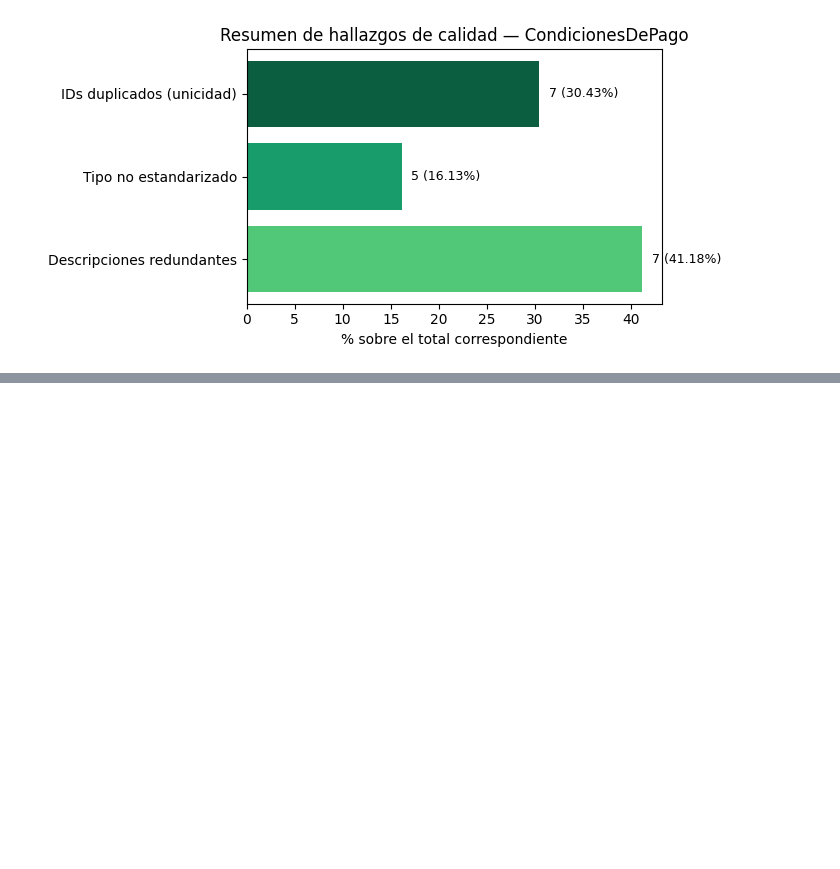
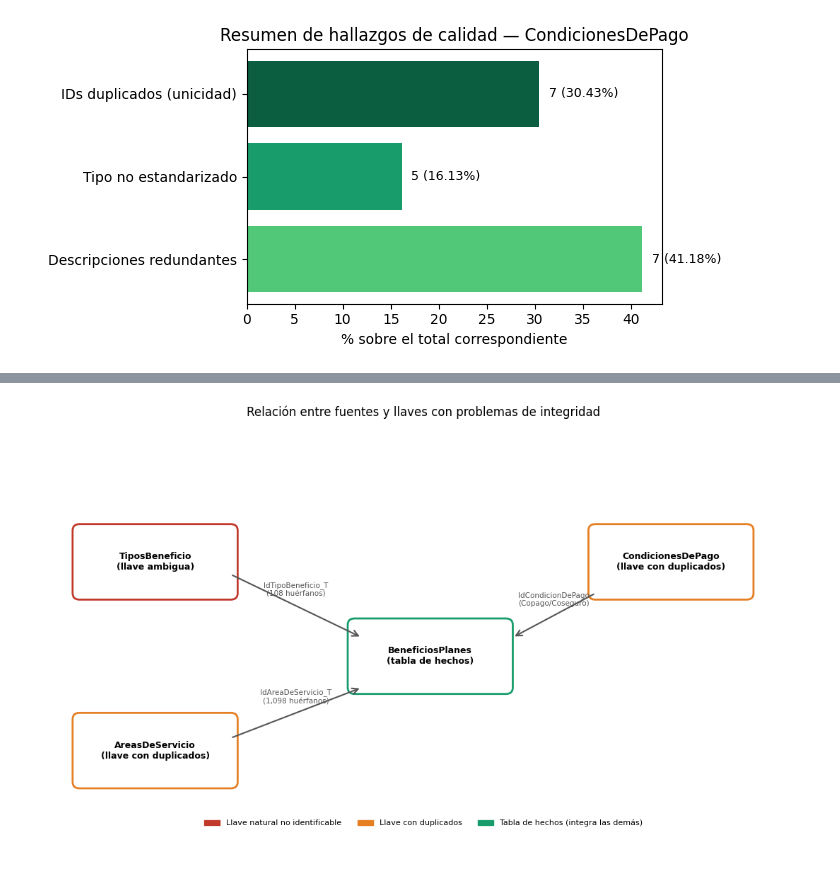
Before and after one commit to nataliacantinic/Modelado-de-Datos-y-ETL, a Jupyter notebook: Proyecto/RaSA-Entendimiento Datos.ipynb, the cells around one changed output, grey strips where cells are left out. Cells and saved outputs as stored; diff of their text form; code cells hidden in the pictures; blank space fills up the shorter version.

```diff
--- a/Proyecto/RaSA-Entendimiento Datos.ipynb
+++ b/Proyecto/RaSA-Entendimiento Datos.ipynb
@@ -1748,0 +1818,51 @@ integración sin ambigüedad.
+# %%
+import matplotlib.pyplot as plt
+import matplotlib.patches as mpatches
+from matplotlib.patches import FancyBboxPatch, FancyArrowPatch
+
+fig, ax = plt.subplots(figsize=(11, 6.5))
+ax.set_xlim(0, 11)
+ax.set_ylim(0, 6.5)
+ax.axis("off")
+
+# Definición de cajas: (x, y, texto, color de borde)
+cajas = {
+    "TiposBeneficio": (0.5, 4, "TiposBeneficio\n(llave ambigua)", "#c0392b"),
+    "AreasDeServicio": (0.5, 1, "AreasDeServicio\n(llave con duplicados)", "#e67e22"),
+    "BeneficiosPlanes": (4.5, 2.5, "BeneficiosPlanes\n(tabla de hechos)", "#189c6b"),
+    "CondicionesDePago": (8, 4, "CondicionesDePago\n(llave con duplicados)", "#e67e22"),
+}
+
+for nombre, (x, y, texto, color) in cajas.items():
+    box = FancyBboxPatch((x, y), 2.2, 1, boxstyle="round,pad=0.1",
+                          linewidth=2, edgecolor=color, facecolor="white")
+    ax.add_patch(box)
+    ax.text(x + 1.1, y + 0.5, texto, ha="center", va="center", fontsize=9, weight="bold")
+
+# Flechas hacia BeneficiosPlanes (tabla de hechos central)
+flechas = [
+    ((2.7, 4.3), (4.6, 3.3), "IdTipoBeneficio_T\n(108 huérfanos)"),
+    ((2.7, 1.7), (4.6, 2.5), "IdAreaDeServicio_T\n(1,098 huérfanos)"),
+    ((8.0, 4.0), (6.8, 3.3), "IdCondicionDePago\n(Copago/Coseguro)"),
+]
+
+for inicio, fin, etiqueta in flechas:
+    arrow = FancyArrowPatch(inicio, fin, arrowstyle="->", mutation_scale=15,
+                             color="#555555", linewidth=1.5)
+    ax.add_patch(arrow)
+    mx, my = (inicio[0]+fin[0])/2, (inicio[1]+fin[1])/2
+    ax.text(mx, my + 0.15, etiqueta, ha="center", fontsize=7.5, color="#555555")
+
+ax.set_title("Relación entre fuentes y llaves con problemas de integridad", fontsize=12, pad=20)
+
+# Leyenda
+rojo = mpatches.Patch(color="#c0392b", label="Llave natural no identificable")
+naranja = mpatches.Patch(color="#e67e22", label="Llave con duplicados")
+verde = mpatches.Patch(color="#189c6b", label="Tabla de hechos (integra las demás)")
+ax.legend(handles=[rojo, naranja, verde], loc="upper center",
+          bbox_to_anchor=(0.5, 0.08), ncol=3, fontsize=8, frameon=False)
+
+plt.tight_layout()
+plt.show()
+# %% [output]
+[figure, added]
```
Also changed, not shown: parts of 36 cells of this notebook.
